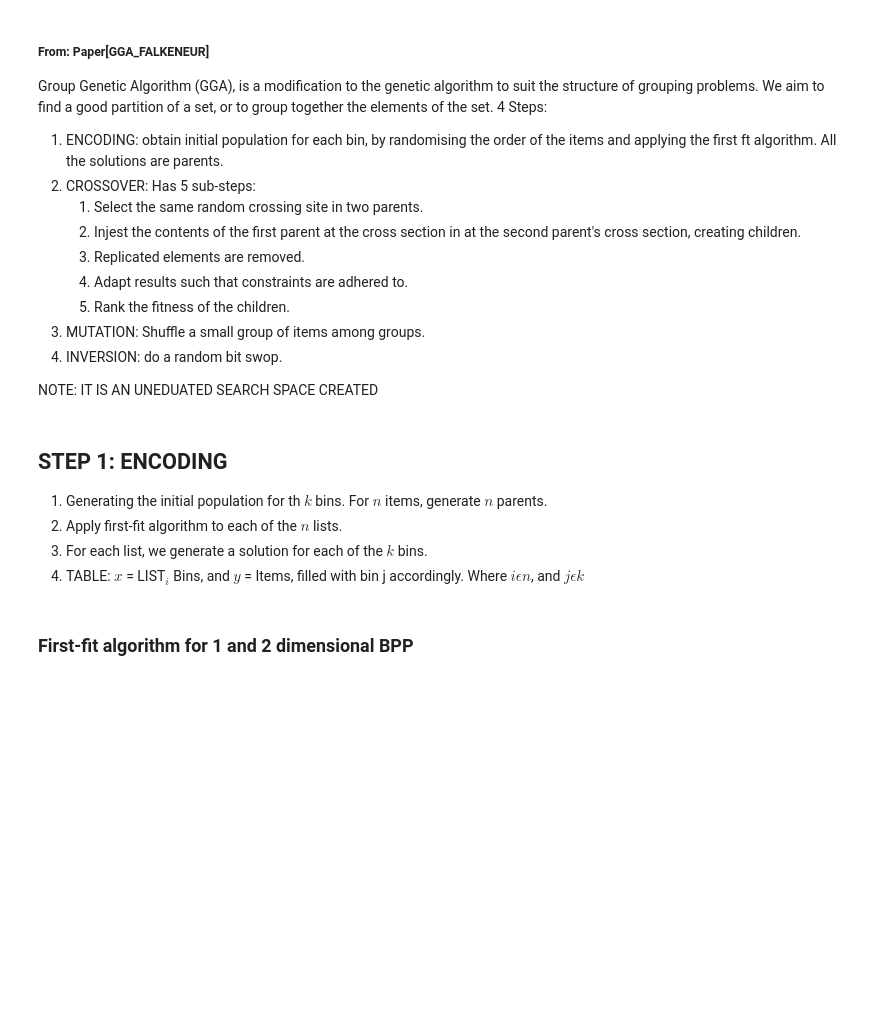
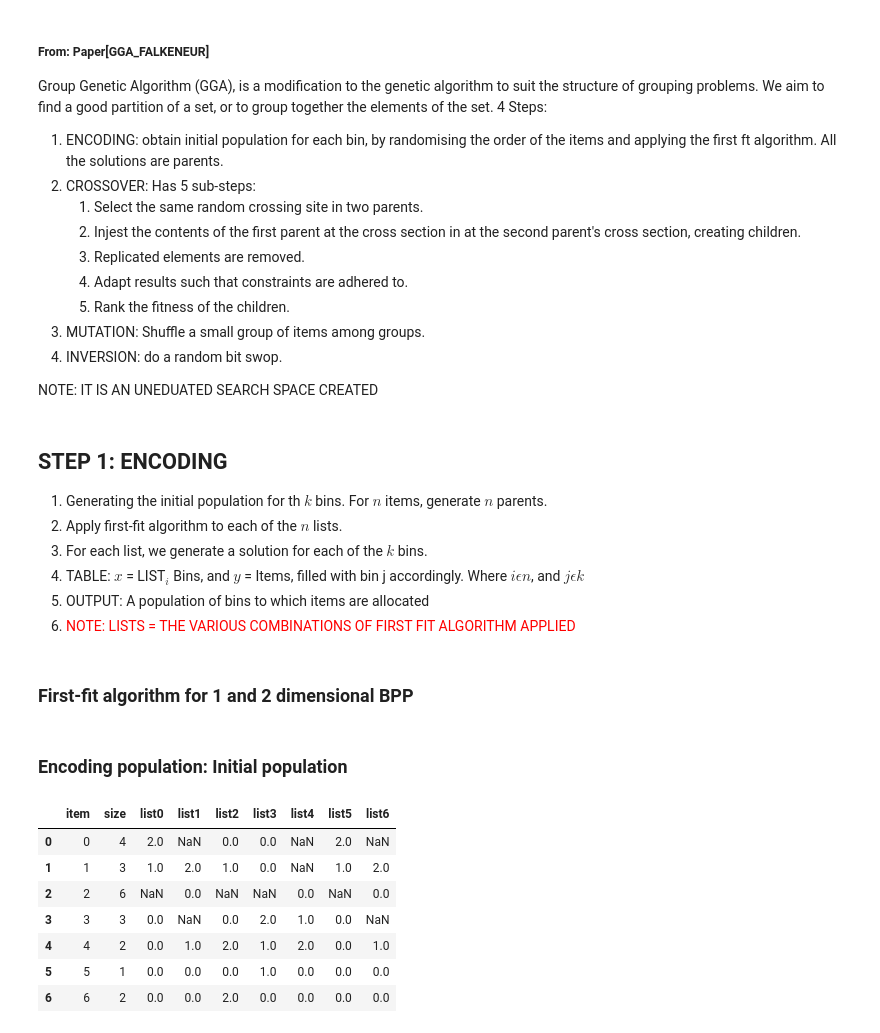
Before and after one commit to KrupaPrag/Logistics_Project, a Jupyter notebook: BPP_GGA.ipynb, the cells around one changed output. Drawn from its saved outputs; the diff is of its cells as text; code cells hidden in the pictures; blank space fills up the shorter version.

```diff
--- a/BPP_GGA.ipynb
+++ b/BPP_GGA.ipynb
@@ -91,6 +111,8 @@ NOTE: IT IS AN UNEDUATED SEARCH SPACE CREATED
 2. Apply first-fit algorithm to each of the $n$ lists.
 3. For each list, we generate a solution for each of the $k$ bins.
 4. TABLE: $x$ = LIST$_i$ Bins, and $y$ = Items, filled with bin j accordingly. Where $i \epsilon n$, and $j \epsilon k$
+5. OUTPUT: A population of bins to which items are allocated
+6. <font color='red'>NOTE: LISTS = THE VARIOUS COMBINATIONS OF FIRST FIT ALGORITHM APPLIED
 # %% [markdown]
 ### First-fit algorithm for 1 and 2 dimensional BPP
 # %%
@@ -148,4 +170,6 @@ def first_fit_2D(df_items, df_vehicles):
                     item_allocated = True
                     df_items.iat[i,3] = np.nan
     return df_items, df_vehicles
+# %% [markdown]
+### Encoding population: Initial population
 # %%
@@ -169,0 +214,12 @@ def endoding(df_items, df_vehicles, dimesion):
+# %%
+population = encoding(df_items1, df_vehicles1,1)
+population
+# %% [output]
+|  | item | size | list0 | list1 | list2 | list3 | list4 | list5 | list6 |
+| 0 | 0 | 4 | 2.0 | NaN | 0.0 | 0.0 | NaN | 2.0 | NaN |
+| 1 | 1 | 3 | 1.0 | 2.0 | 1.0 | 0.0 | NaN | 1.0 | 2.0 |
+| 2 | 2 | 6 | NaN | 0.0 | NaN | NaN | 0.0 | NaN | 0.0 |
+| 3 | 3 | 3 | 0.0 | NaN | 0.0 | 2.0 | 1.0 | 0.0 | NaN |
+| 4 | 4 | 2 | 0.0 | 1.0 | 2.0 | 1.0 | 2.0 | 0.0 | 1.0 |
+| 5 | 5 | 1 | 0.0 | 0.0 | 0.0 | 1.0 | 0.0 | 0.0 | 0.0 |
+| 6 | 6 | 2 | 0.0 | 0.0 | 2.0 | 0.0 | 0.0 | 0.0 | 0.0 |
```
Also changed, not shown: parts of 10 cells of this notebook, 1 other file.
